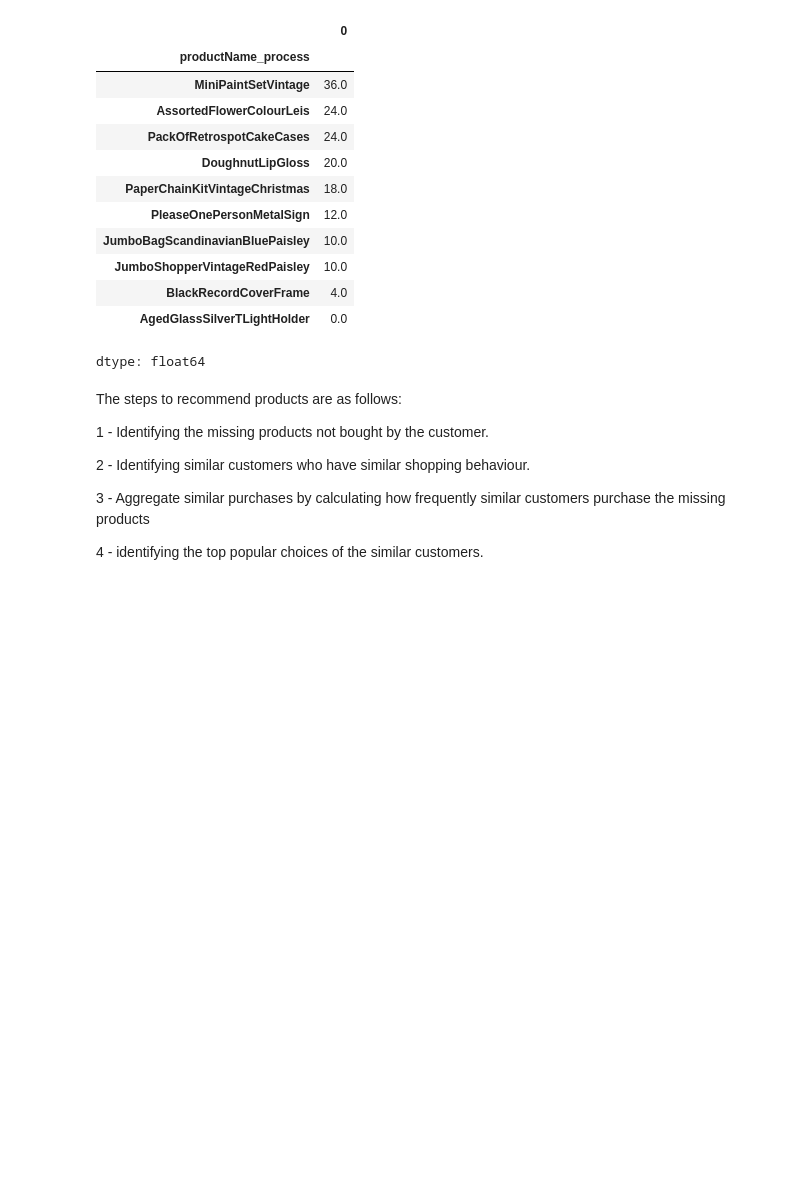
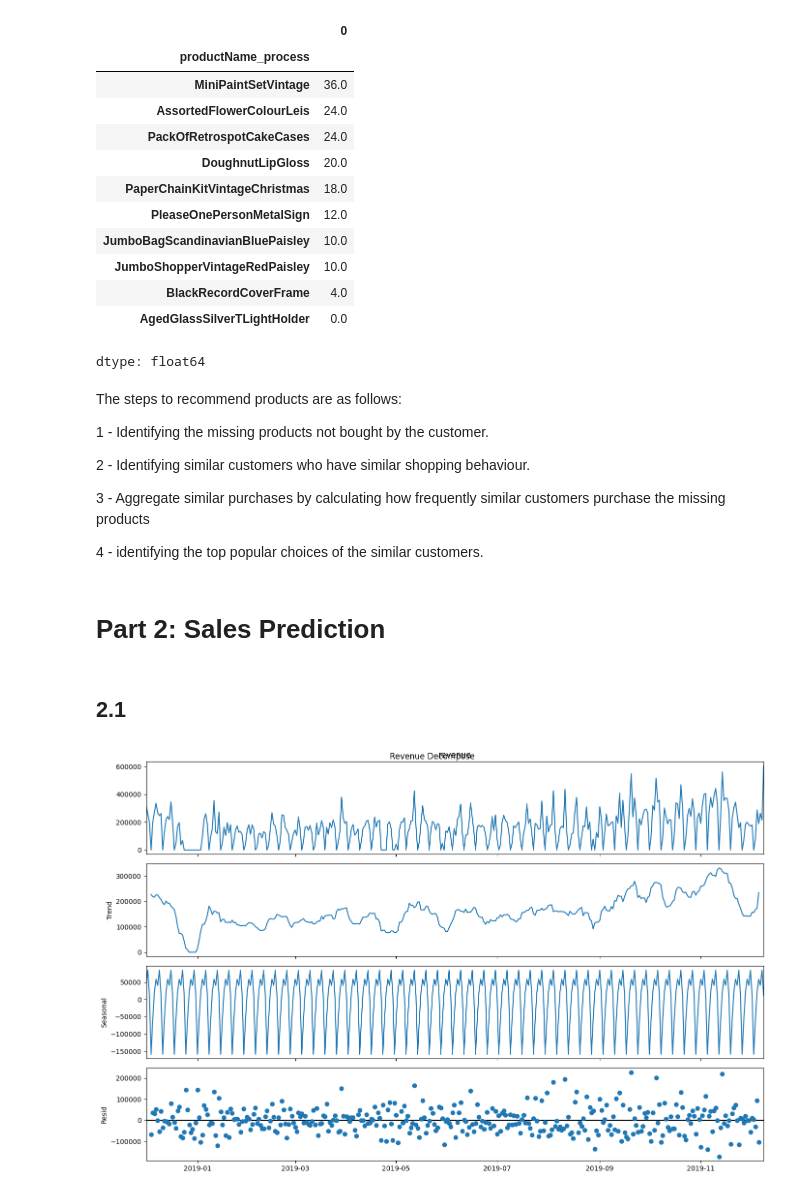
Before and after one commit to alireza-montazeri/SIT742-Assignment-2, a Jupyter notebook: SIT742Task2.ipynb, the cells around one changed output. Saved outputs shown, nothing was run; the diff lists cells and outputs as text; code cells hidden in the pictures; blank space fills up the shorter version.

```diff
--- a/SIT742Task2.ipynb
+++ b/SIT742Task2.ipynb
@@ -802,3 +800,44 @@ The steps to recommend products are as follows:
 3 - Aggregate similar purchases by calculating how frequently similar customers purchase the missing products
 
 4 - identifying the top popular choices of the similar customers.
+# %% [markdown]
+# Part 2: Sales Prediction
+# %% [markdown]
+## 2.1
+# %%
+from statsmodels.tsa.seasonal import seasonal_decompose
+
+# Select only 'transaction_date' and 'revenue'
+df_revenue = df[['transaction_date', 'revenue']]
+
+# Create complete date range
+full_date_range = pd.date_range(df_revenue['transaction_date'].min(), df_revenue['transaction_date'].max())
+
+# Find missing dates by comparing the complete range with the dates in the dataset
+existing_dates = df_revenue['transaction_date'].unique()
+missing_dates = full_date_range.difference(existing_dates)
+# print(f"Missing dates: {missing_dates}")
+
+# Create new rows with missing dates and mean revenue
+missing_rows = pd.DataFrame({
+    'transaction_date': missing_dates,
+    'revenue': df_revenue['revenue'].mean()
+})
+
+# Append the missing rows to the original dataframe
+df_revenue_full = pd.concat([df_revenue, missing_rows], ignore_index=True)
+
+# Sort by transaction_date to ensure the time series is ordered correctly
+df_revenue_full = df_revenue_full.sort_values('transaction_date')
+
+# Decompose the time series (aggregating by date since we may have duplicate dates)
+revenue_by_date = df_revenue_full.groupby('transaction_date')['revenue'].sum()
+
+# Decompose the time series with the additive model
+decomposition = seasonal_decompose(revenue_by_date, model='additive')
+
+plt.rcParams["figure.figsize"] = (14,9)
+decomposition.plot().suptitle('Revenue Decompose', fontsize=12)
+plt.show()
+# %% [output]
+[figure, added]
```
Also changed, not shown: parts of 21 cells of this notebook.
